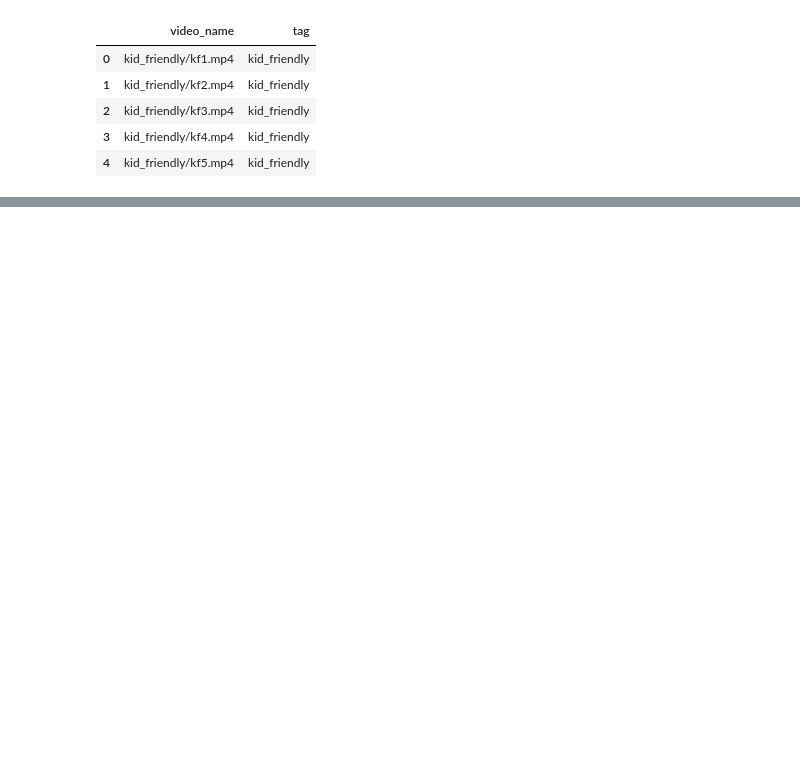
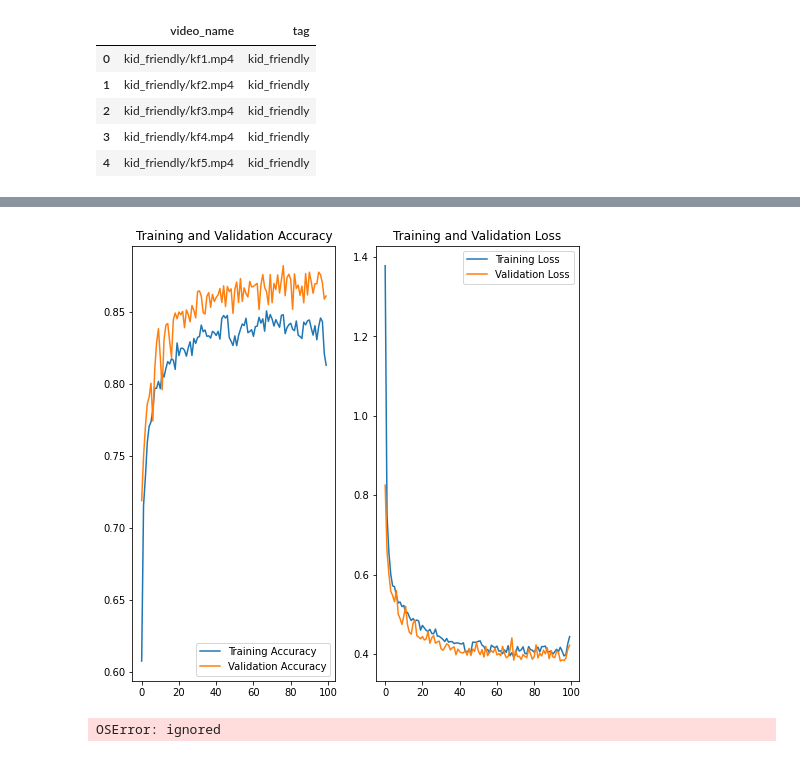
Before and after one commit to vuhpham94/nflx-data-projects-g6, a Jupyter notebook: New_Final_Project.ipynb, the cells around one changed output, grey strips where cells are left out. Cells and saved outputs as stored; diff of their text form; code cells hidden in the pictures; blank space fills up the shorter version.

```diff
--- a/New_Final_Project.ipynb
+++ b/New_Final_Project.ipynb
@@ -160,0 +256,24 @@ IndexError: ignored
+# %%
+#defining the model architecture
+from tensorflow.keras import regularizers
+model = Sequential()
+model.add(Dense(1024, kernel_regularizer=regularizers.l2(0.001), activation='relu', input_shape=(2048,)))
+model.add(Dropout(0.5))
+model.add(Dense(512, kernel_regularizer=regularizers.l2(0.001), activation='relu'))
+model.add(Dropout(0.5))
+model.add(Dense(256, kernel_regularizer=regularizers.l2(0.001), activation='relu'))
+model.add(Dropout(0.5))
+model.add(Dense(128, kernel_regularizer=regularizers.l2(0.001), activation='relu'))
+model.add(Dropout(0.5))
+model.add(Dense(2, activation='softmax'))
+# %%
+# defining a function to save the weights of best model
+from keras.callbacks import ModelCheckpoint
+mcp_save = ModelCheckpoint('weight.hdf5', save_best_only=True, monitor='val_loss', mode='min')
+# %%
+# compiling the model
+model.compile(loss='categorical_crossentropy',optimizer='Adam',metrics=['accuracy'])
+# %%
+epochs = 100
+# training the model
+history = model.fit(X_train, y_train, epochs=epochs, validation_data=(X_test, y_test), callbacks=[mcp_save], batch_size=128)
@@ -160,0 +298,20 @@ IndexError: ignored
+# %%
+acc = history.history['accuracy']
+val_acc = history.history['val_accuracy']
+loss = history.history['loss']
+val_loss = history.history['val_loss']
+epochs_range = range(epochs)
+plt.figure(figsize=(8, 8))
+plt.subplot(1, 2, 1)
+plt.plot(epochs_range, acc, label='Training Accuracy')
+plt.plot(epochs_range, val_acc, label='Validation Accuracy')
+plt.legend(loc='lower right')
+plt.title('Training and Validation Accuracy')
+plt.subplot(1, 2, 2)
+plt.plot(epochs_range, loss, label='Training Loss')
+plt.plot(epochs_range, val_loss, label='Validation Loss')
+plt.legend(loc='upper right')
+plt.title('Training and Validation Loss')
+plt.show()
+# %% [output]
+[figure, added]
@@ -160,0 +346,5 @@ IndexError: ignored
+# %%
+# loading the trained weights
+model.load_weights("weights.hdf5")
+# %% [output]
+OSError: ignored
```
Also changed, not shown: parts of 27 cells of this notebook.
